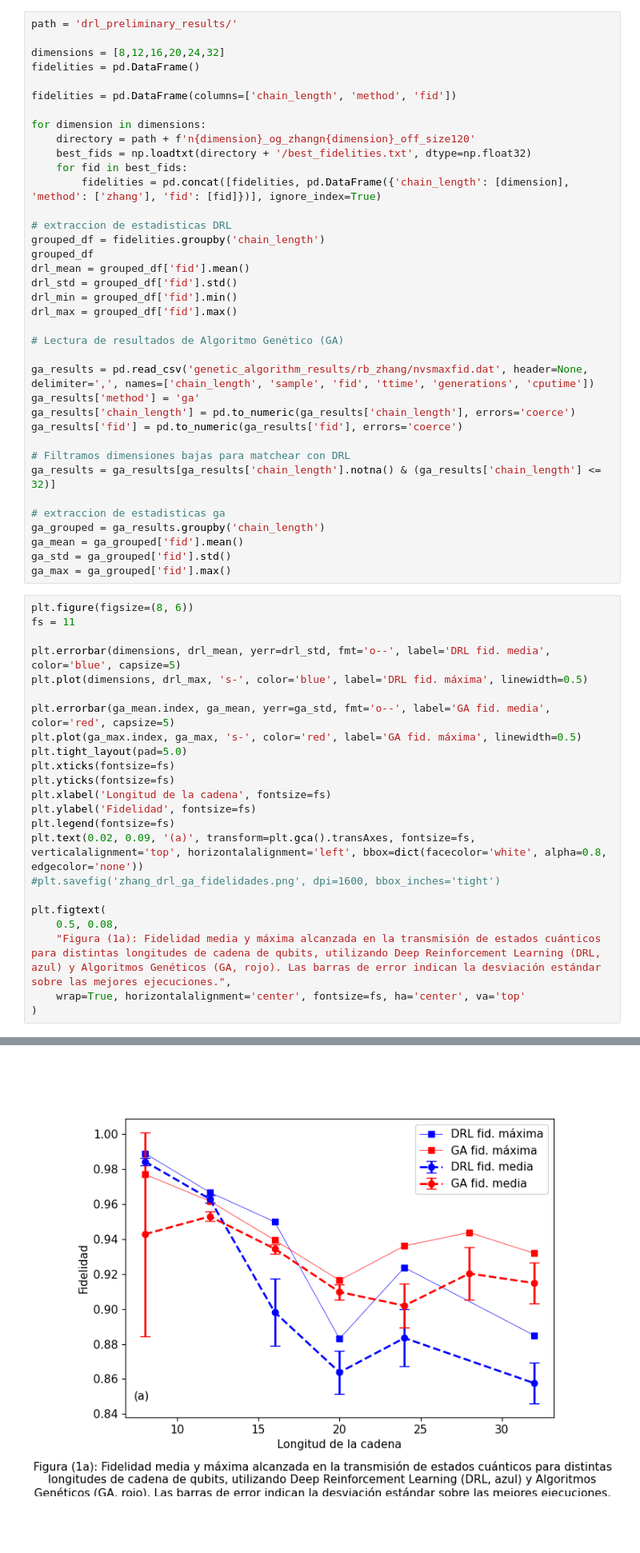
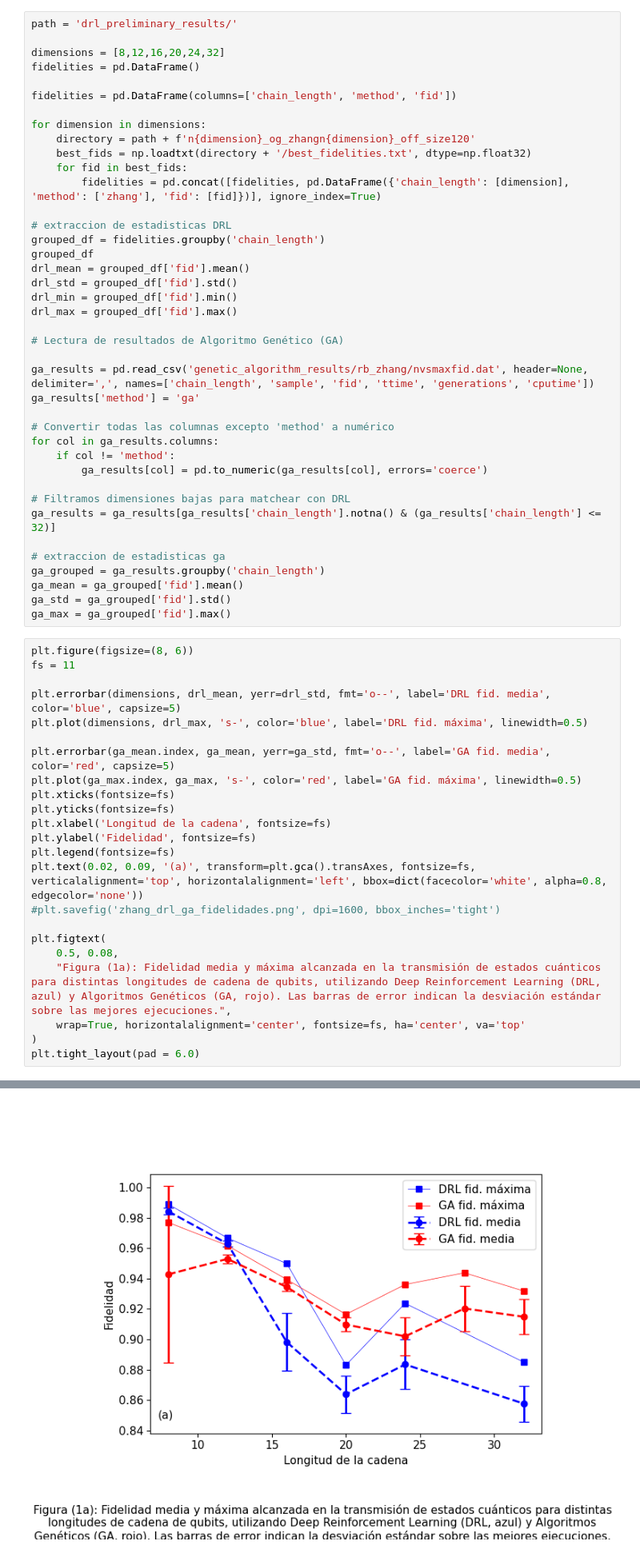
Before and after one commit to sofips/dynamic_control_for_QST, a Jupyter notebook: JAIIO_graphs.ipynb, the cells around one changed output, grey strips where cells are left out. Shown at 80% size. Saved outputs shown, nothing was run; the diff lists cells and outputs as text; blank space fills up the shorter version.

```diff
--- a/JAIIO_graphs.ipynb
+++ b/JAIIO_graphs.ipynb
@@ -85,8 +84,11 @@ drl_max = grouped_df['fid'].max()
 
 ga_results = pd.read_csv('genetic_algorithm_results/rb_zhang/nvsmaxfid.dat', header=None, delimiter=',', names=['chain_length', 'sample', 'fid', 'ttime', 'generations', 'cputime'])
 ga_results['method'] = 'ga'
-ga_results['chain_length'] = pd.to_numeric(ga_results['chain_length'], errors='coerce')
-ga_results['fid'] = pd.to_numeric(ga_results['fid'], errors='coerce')
+
+# Convertir todas las columnas excepto 'method' a numérico
+for col in ga_results.columns:
+    if col != 'method':
+        ga_results[col] = pd.to_numeric(ga_results[col], errors='coerce')
 
 # Filtramos dimensiones bajas para matchear con DRL
 ga_results = ga_results[ga_results['chain_length'].notna() & (ga_results['chain_length'] <= 32)]
@@ -105,7 +107,6 @@ plt.plot(dimensions, drl_max, 's-', color='blue', label='DRL fid. máxima', line
 
 plt.errorbar(ga_mean.index, ga_mean, yerr=ga_std, fmt='o--', label='GA fid. media', color='red', capsize=5)
 plt.plot(ga_max.index, ga_max, 's-', color='red', label='GA fid. máxima', linewidth=0.5)
-plt.tight_layout(pad=5.0)
 plt.xticks(fontsize=fs)
 plt.yticks(fontsize=fs)
 plt.xlabel('Longitud de la cadena', fontsize=fs)
@@ -119,4 +120,5 @@ plt.figtext(
     "Figura (1a): Fidelidad media y máxima alcanzada en la transmisión de estados cuánticos para distintas longitudes de cadena de qubits, utilizando Deep Reinforcement Learning (DRL, azul) y Algoritmos Genéticos (GA, rojo). Las barras de error indican la desviación estándar sobre las mejores ejecuciones.",
     wrap=True, horizontalalignment='center', fontsize=fs, ha='center', va='top'
 )
+plt.tight_layout(pad = 6.0)
 # %% [output]
@@ -124,4 +125,4 @@ Text(0.5, 0.08, 'Figura (1a): Fidelidad media y máxima alcanzada en la transmis
-[figure, old version]
+[figure, new version]
 # %% [markdown]
 ## Comparación de soluciones obtenidas
 
```
Also changed, not shown: parts of 8 cells of this notebook, 2 other files.
